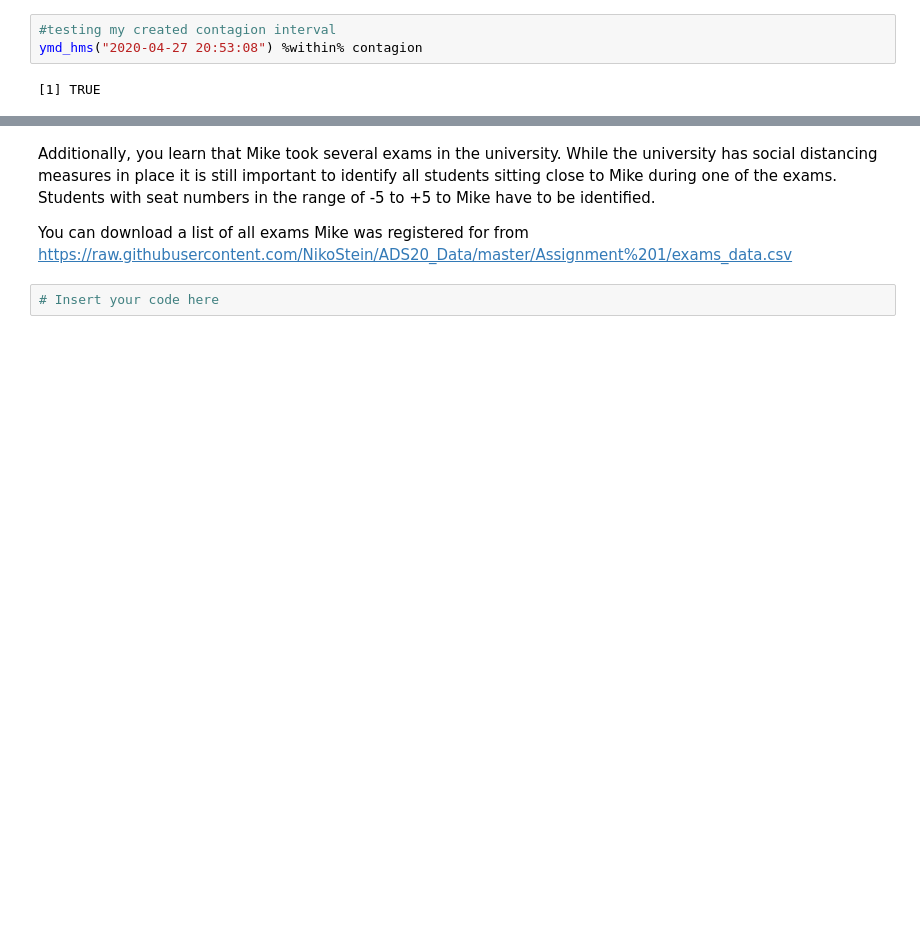
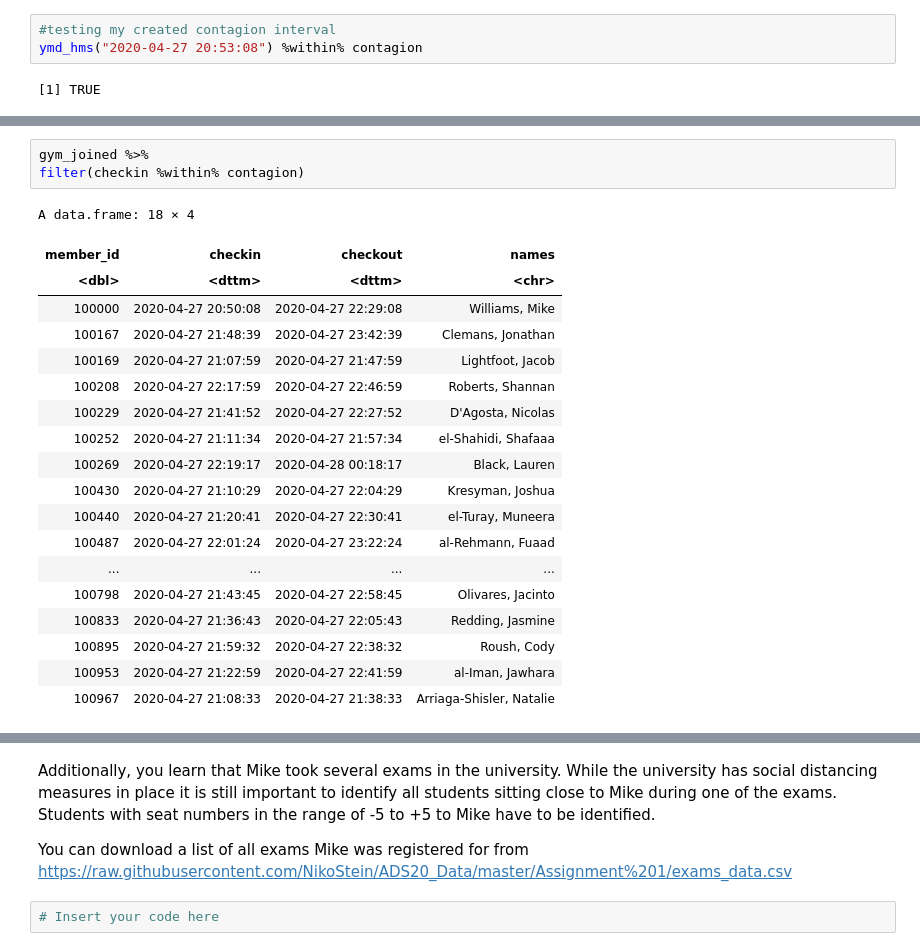
Before and after one commit to michiWS1920/ADS20, a Jupyter notebook: ADS_Programming_Assignment_1.ipynb, the cells around one changed output, grey strips where cells are left out. Drawn from its saved outputs; the diff is of its cells as text; blank space fills up the shorter version.

```diff
--- a/ADS_Programming_Assignment_1.ipynb
+++ b/ADS_Programming_Assignment_1.ipynb
@@ -546,0 +580,23 @@ ymd_hms("2020-04-27 20:53:08") %within% contagion
+# %%
+gym_joined %>%
+filter(checkin %within% contagion)
+# %% [output]
+A data.frame: 18 × 4
+| member_id | checkin | checkout | names |
+| <dbl> | <dttm> | <dttm> | <chr> |
+| 100000 | 2020-04-27 20:50:08 | 2020-04-27 22:29:08 | Williams, Mike |
+| 100167 | 2020-04-27 21:48:39 | 2020-04-27 23:42:39 | Clemans, Jonathan |
+| 100169 | 2020-04-27 21:07:59 | 2020-04-27 21:47:59 | Lightfoot, Jacob |
+| 100208 | 2020-04-27 22:17:59 | 2020-04-27 22:46:59 | Roberts, Shannan |
+| 100229 | 2020-04-27 21:41:52 | 2020-04-27 22:27:52 | D'Agosta, Nicolas |
+| 100252 | 2020-04-27 21:11:34 | 2020-04-27 21:57:34 | el-Shahidi, Shafaaa |
+| 100269 | 2020-04-27 22:19:17 | 2020-04-28 00:18:17 | Black, Lauren |
+| 100430 | 2020-04-27 21:10:29 | 2020-04-27 22:04:29 | Kresyman, Joshua |
+| 100440 | 2020-04-27 21:20:41 | 2020-04-27 22:30:41 | el-Turay, Muneera |
+| 100487 | 2020-04-27 22:01:24 | 2020-04-27 23:22:24 | al-Rehmann, Fuaad |
+| ... | ... | ... | ... |
+| 100798 | 2020-04-27 21:43:45 | 2020-04-27 22:58:45 | Olivares, Jacinto |
+| 100833 | 2020-04-27 21:36:43 | 2020-04-27 22:05:43 | Redding, Jasmine |
+| 100895 | 2020-04-27 21:59:32 | 2020-04-27 22:38:32 | Roush, Cody |
+| 100953 | 2020-04-27 21:22:59 | 2020-04-27 22:41:59 | al-Iman, Jawhara |
+| 100967 | 2020-04-27 21:08:33 | 2020-04-27 21:38:33 | Arriaga-Shisler, Natalie |
```
Also changed, not shown: parts of 7 cells of this notebook.
